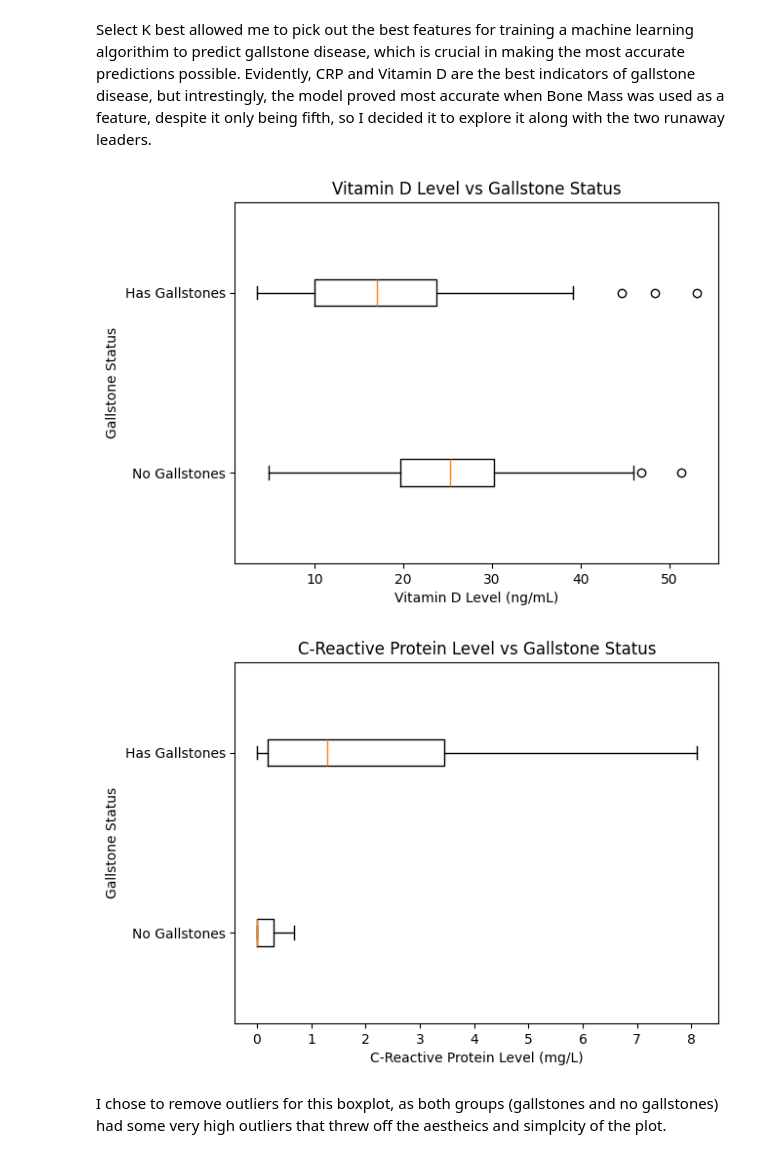
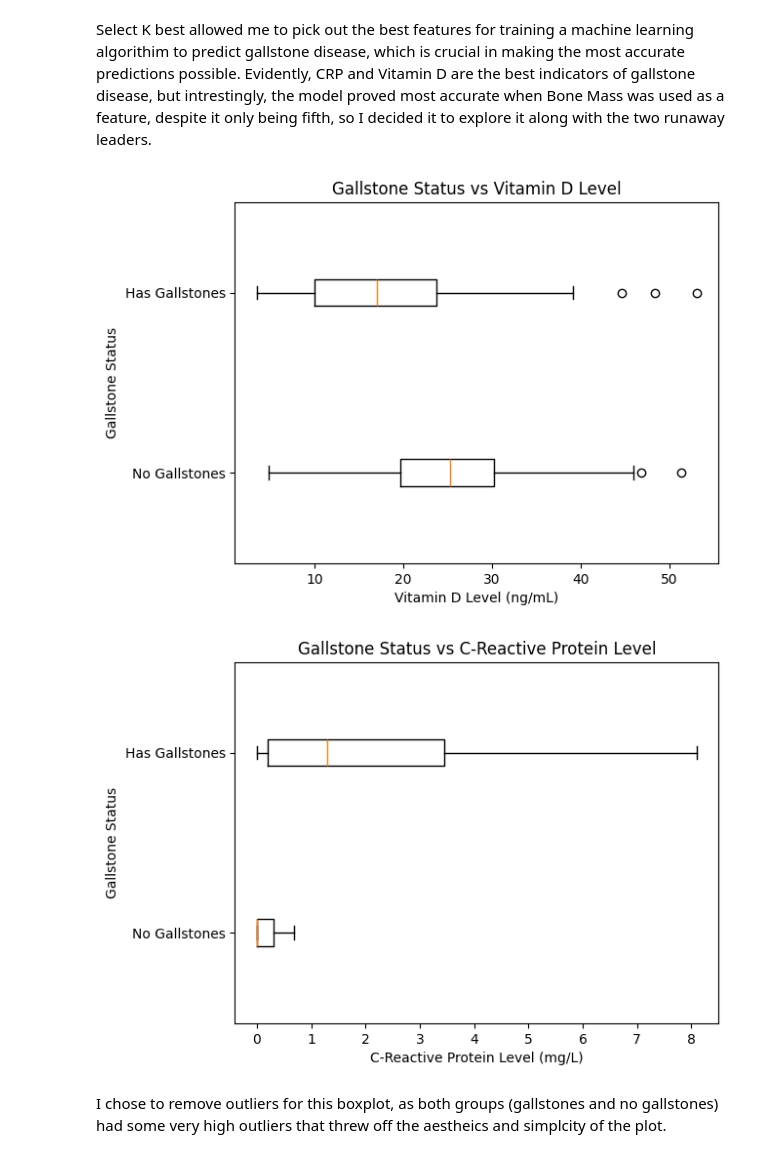
Before and after one commit to DanielT118/Gallstones-Research-Project, a Jupyter notebook: Gallstones_Research_Project.ipynb, the cells around one changed output. Cells and saved outputs as stored; diff of their text form; code cells hidden in the pictures.

```diff
--- a/Gallstones_Research_Project.ipynb
+++ b/Gallstones_Research_Project.ipynb
@@ -193,15 +195,15 @@ Select K best allowed me to pick out the best features for training a machine le
 # %%
 no_gallstones = df[df['Gallstone Status'] == 0]
 gallstones_present = df[df['Gallstone Status'] == 1]
 vitamin_d_graph = no_gallstones['Vitamin D'], gallstones_present['Vitamin D']
 plt.boxplot(vitamin_d_graph, vert = False)
 plt.yticks([1, 2], ['No Gallstones', 'Has Gallstones'])
 plt.xlabel('Vitamin D Level (ng/mL)')
 plt.ylabel('Gallstone Status')
-plt.title('Vitamin D Level vs Gallstone Status')
+plt.title('Gallstone Status vs Vitamin D Level')
 plt.show()
 # %% [output]
-[figure, old version]
+[figure, new version]
 # %%
 no_gallstones = df[df['Gallstone Status'] == 0]
 gallstones_present = df[df['Gallstone Status'] == 1]
@@ -210,10 +212,10 @@ plt.boxplot(crp_graph, vert = False, showfliers = False)
 plt.yticks([1, 2], ['No Gallstones', 'Has Gallstones'])
 plt.xlabel('C-Reactive Protein Level (mg/L)')
 plt.ylabel('Gallstone Status')
-plt.title('C-Reactive Protein Level vs Gallstone Status')
+plt.title('Gallstone Status vs C-Reactive Protein Level')
 plt.show()
 # %% [output]
-[figure, old version]
+[figure, new version]
 # %% [markdown]
 I chose to remove outliers for this boxplot, as both groups (gallstones and no gallstones) had some very high outliers that threw off the aestheics and simplcity of the plot.
 # %%
```
Also changed, not shown: parts of 9 cells of this notebook.
